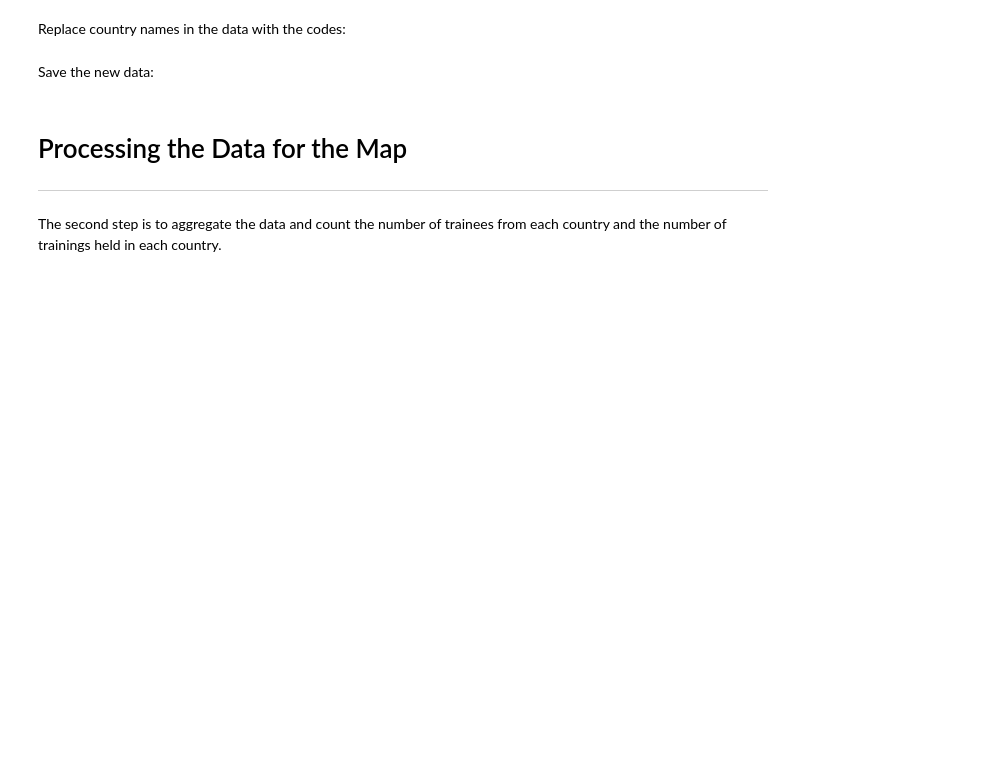
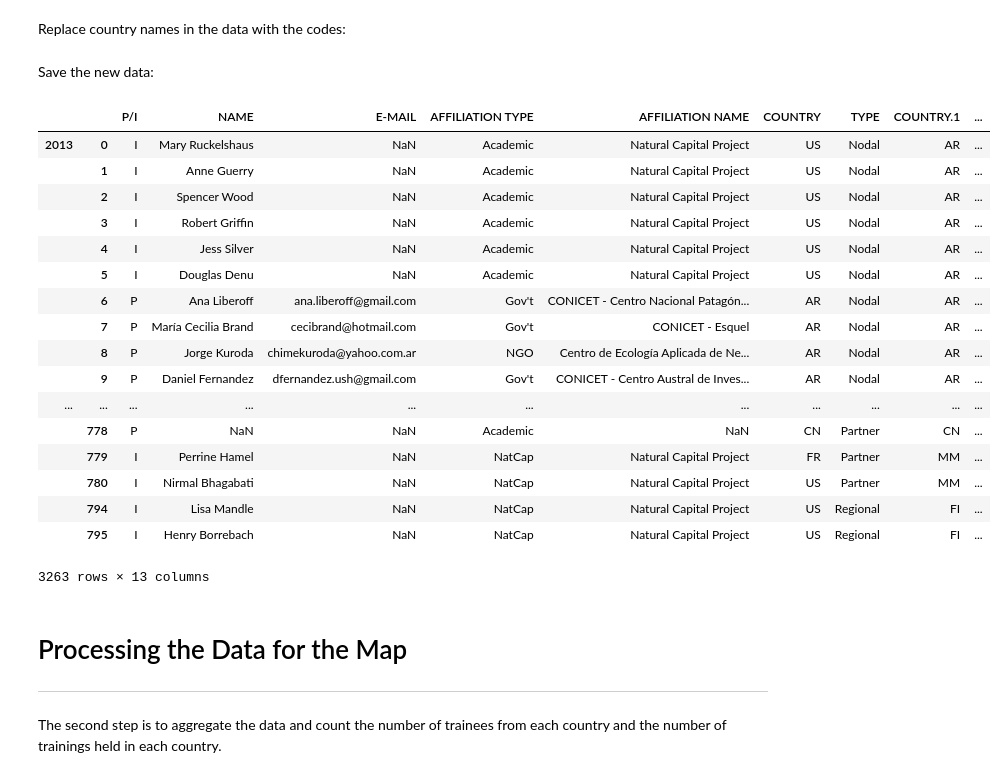
Before and after one commit to charlottegiseleweil/natcap-training-viz, a Jupyter notebook: Preprocessing/Data Cleaning.ipynb, the cells around one changed output. Drawn from its saved outputs; the diff is of its cells as text; code cells hidden in the pictures; blank space fills up the shorter version.

Commit message:
Fix map data

```diff
--- a/Preprocessing/Data Cleaning.ipynb
+++ b/Preprocessing/Data Cleaning.ipynb
@@ -152,4 +152,25 @@ Replace country names in the data with the codes:
 data.replace(to_replace=code_mapping, inplace=True)
 # %% [markdown]
 Save the new data:
+# %%
+data
+# %% [output]
+|  |  | P/I | NAME | E-MAIL | AFFILIATION TYPE | AFFILIATION NAME | COUNTRY | TYPE | COUNTRY.1 | ... |
+| 2013 | 0 | I | Mary Ruckelshaus | NaN | Academic | Natural Capital Project | US | Nodal | AR | ... |
+|  | 1 | I | Anne Guerry | NaN | Academic | Natural Capital Project | US | Nodal | AR | ... |
+|  | 2 | I | Spencer Wood | NaN | Academic | Natural Capital Project | US | Nodal | AR | ... |
+|  | 3 | I | Robert Griffin | NaN | Academic | Natural Capital Project | US | Nodal | AR | ... |
+|  | 4 | I | Jess Silver | NaN | Academic | Natural Capital Project | US | Nodal | AR | ... |
+|  | 5 | I | Douglas Denu | NaN | Academic | Natural Capital Project | US | Nodal | AR | ... |
+|  | 6 | P | Ana Liberoff | ana.liberoff@gmail.com | Gov't | CONICET - Centro Nacional Patagón... | AR | Nodal | AR | ... |
+|  | 7 | P | María Cecilia Brand | cecibrand@hotmail.com | Gov't | CONICET - Esquel | AR | Nodal | AR | ... |
+|  | 8 | P | Jorge Kuroda | chimekuroda@yahoo.com.ar | NGO | Centro de Ecología Aplicada de Ne... | AR | Nodal | AR | ... |
+|  | 9 | P | Daniel Fernandez | dfernandez.ush@gmail.com | Gov't | CONICET - Centro Austral de Inves... | AR | Nodal | AR | ... |
+| ... | ... | ... | ... | ... | ... | ... | ... | ... | ... | ... |
+|  | 778 | P | NaN | NaN | Academic | NaN | CN | Partner | CN | ... |
+|  | 779 | I | Perrine Hamel | NaN | NatCap | Natural Capital Project | FR | Partner | MM | ... |
+|  | 780 | I | Nirmal Bhagabati | NaN | NatCap | Natural Capital Project | US | Partner | MM | ... |
+|  | 794 | I | Lisa Mandle | NaN | NatCap | Natural Capital Project | US | Regional | FI | ... |
+|  | 795 | I | Henry Borrebach | NaN | NatCap | Natural Capital Project | US | Regional | FI | ... |
+3263 rows × 13 columns
 # %%
```
Also changed, not shown: parts of 3 cells of this notebook, 9 other files.
